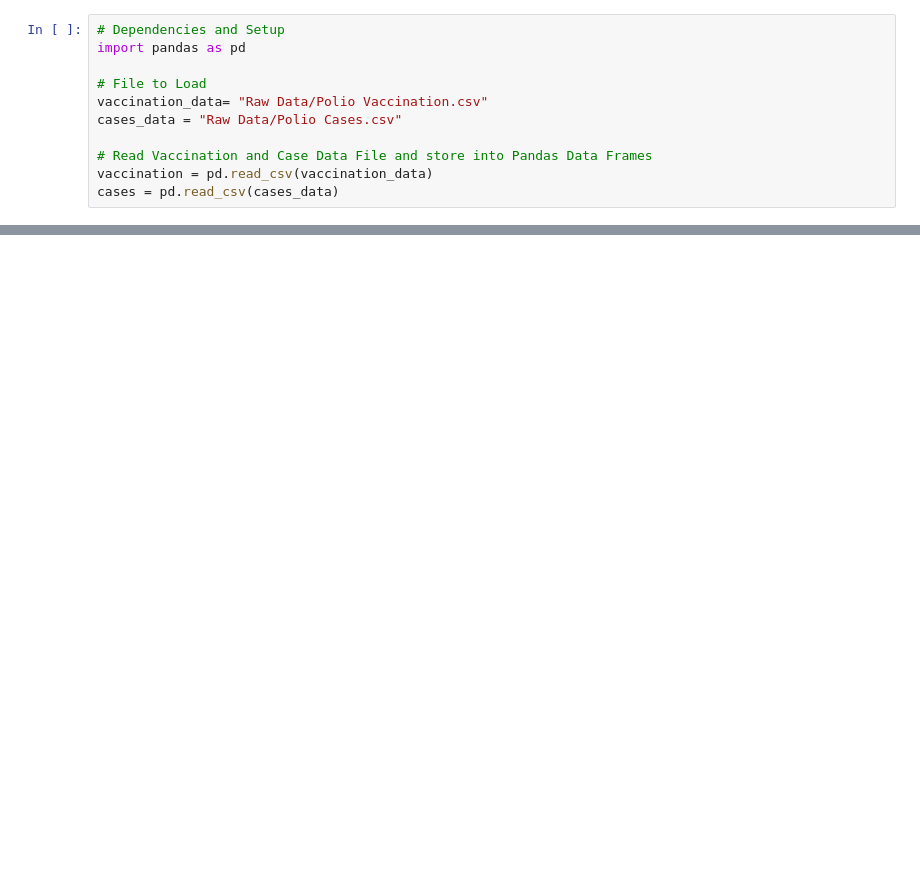
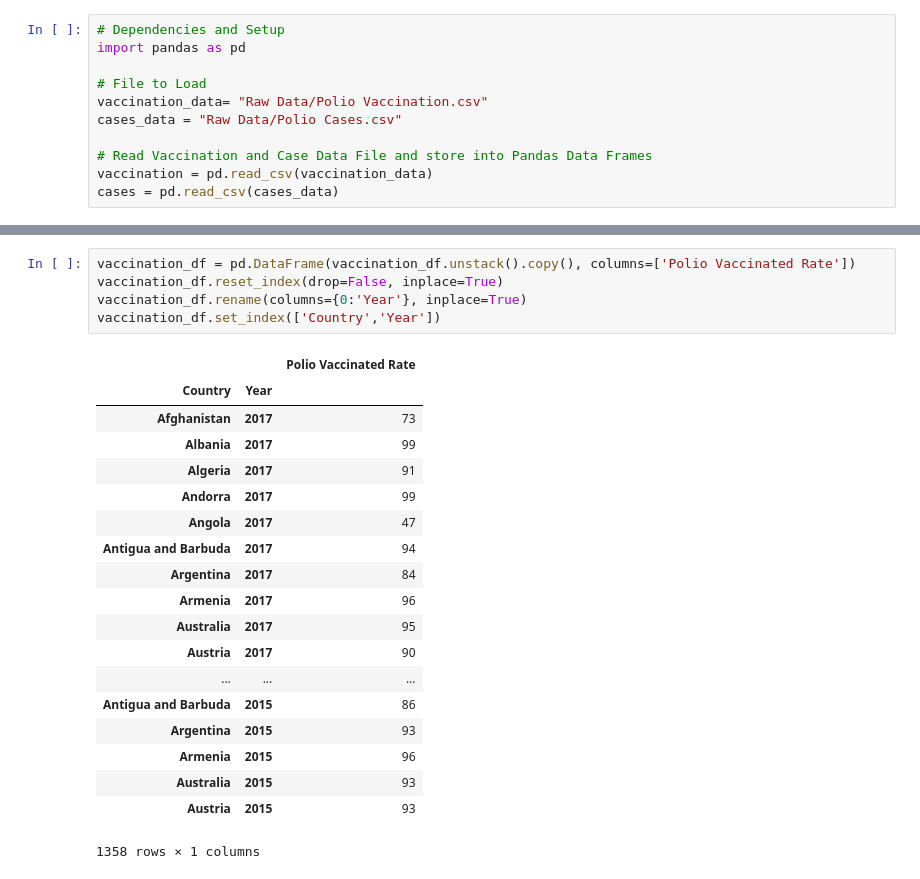
Before and after one commit to Alyrei/project_2, a Jupyter notebook: Polio.ipynb, the cells around one changed output, grey strips where cells are left out. Saved outputs shown, nothing was run; the diff lists cells and outputs as text; blank space fills up the shorter version.

```diff
--- a/Polio.ipynb
+++ b/Polio.ipynb
@@ -82,3 +81,28 @@ vaccination_df
+# %%
+vaccination_df = pd.DataFrame(vaccination_df.unstack().copy(), columns=['Polio Vaccinated Rate'])
+vaccination_df.reset_index(drop=False, inplace=True)
+vaccination_df.rename(columns={0:'Year'}, inplace=True)
+vaccination_df.set_index(['Country','Year'])
+# %% [output]
+|  |  | Polio Vaccinated Rate |
+| Country | Year |  |
+| Afghanistan | 2017 | 73 |
+| Albania | 2017 | 99 |
+| Algeria | 2017 | 91 |
+| Andorra | 2017 | 99 |
+| Angola | 2017 | 47 |
+| Antigua and Barbuda | 2017 | 94 |
+| Argentina | 2017 | 84 |
+| Armenia | 2017 | 96 |
+| Australia | 2017 | 95 |
+| Austria | 2017 | 90 |
+| ... | ... | ... |
+| Antigua and Barbuda | 2015 | 86 |
+| Argentina | 2015 | 93 |
+| Armenia | 2015 | 96 |
+| Australia | 2015 | 93 |
+| Austria | 2015 | 93 |
+1358 rows × 1 columns
 # %%
 cases_df = pd.DataFrame(cases)
 
```
Also changed, not shown: parts of 2 cells of this notebook, 1 other file.
